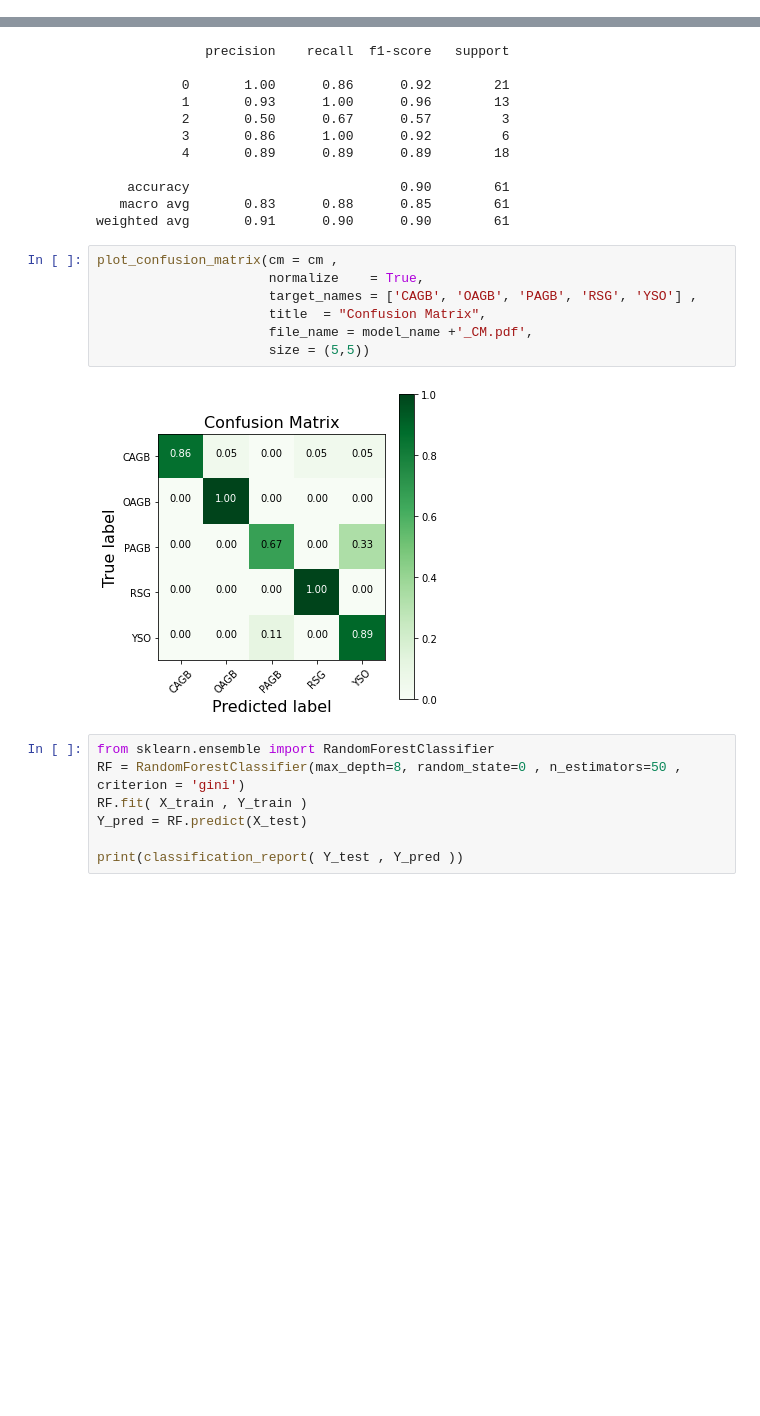
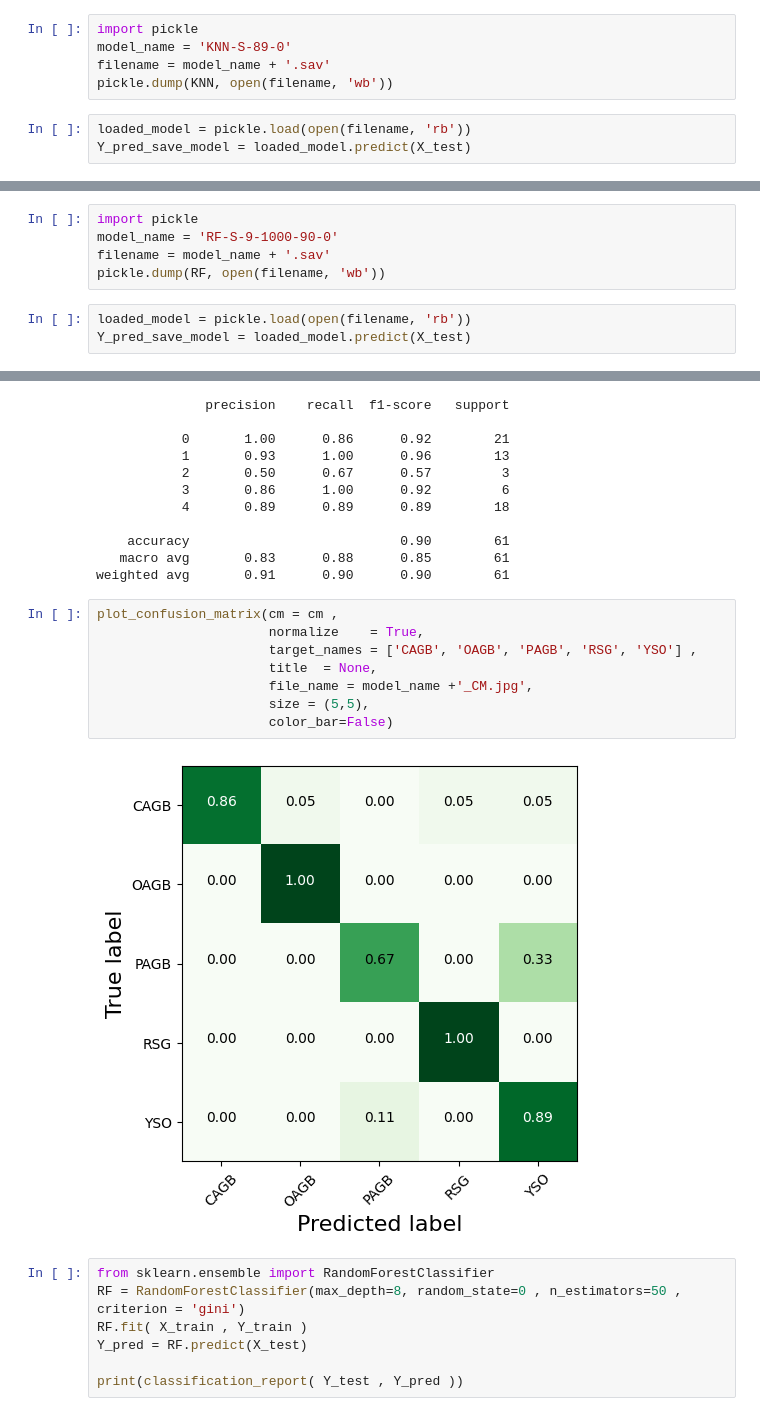
Before and after one commit to Mahdi-Abdollahii/Dusty-Stellar-Sources-Classification, a Jupyter notebook: Model_Evaluation_Smote.ipynb, the cells around one changed output, grey strips where cells are left out. Drawn from its saved outputs; the diff is of its cells as text; blank space fills up the shorter version.

```diff
--- a/Model_Evaluation_Smote.ipynb
+++ b/Model_Evaluation_Smote.ipynb
@@ -950,3 +980,11 @@ Y_pred_save_model = clf.predict(X_test)
+# %%
+import pickle
+model_name = 'KNN-S-89-0'
+filename = model_name + '.sav'
+pickle.dump(KNN, open(filename, 'wb'))
+# %%
+loaded_model = pickle.load(open(filename, 'rb'))
+Y_pred_save_model = loaded_model.predict(X_test)
 # %%
 print(classification_report( Y_test , Y_pred_save_model ))
 cm = confusion_matrix(Y_test , Y_pred_save_model )
@@ -1086,3 +1070,11 @@ Y_pred_save_model = clf.predict(X_test)
+# %%
+import pickle
+model_name = 'RF-S-9-1000-90-0'
+filename = model_name + '.sav'
+pickle.dump(RF, open(filename, 'wb'))
+# %%
+loaded_model = pickle.load(open(filename, 'rb'))
+Y_pred_save_model = loaded_model.predict(X_test)
 # %%
 print(classification_report( Y_test , Y_pred_save_model ))
 cm = confusion_matrix(Y_test , Y_pred_save_model )
@@ -1101,12 +1093,13 @@ weighted avg       0.91      0.90      0.90        61
 # %%
 plot_confusion_matrix(cm = cm ,
                       normalize    = True,
                       target_names = ['CAGB', 'OAGB', 'PAGB', 'RSG', 'YSO'] ,
-                      title  = "Confusion Matrix",
-                      file_name = model_name +'_CM.pdf',
-                      size = (5,5))
+                      title  = None,
+                      file_name = model_name +'_CM.jpg',
+                      size = (5,5),
+                      color_bar=False)
 # %% [output]
-[figure, old version]
+[figure, new version]
 # %%
 from sklearn.ensemble import RandomForestClassifier
 RF = RandomForestClassifier(max_depth=8, random_state=0 , n_estimators=50 , criterion = 'gini')
```
Also changed, not shown: parts of 72 cells of this notebook.
